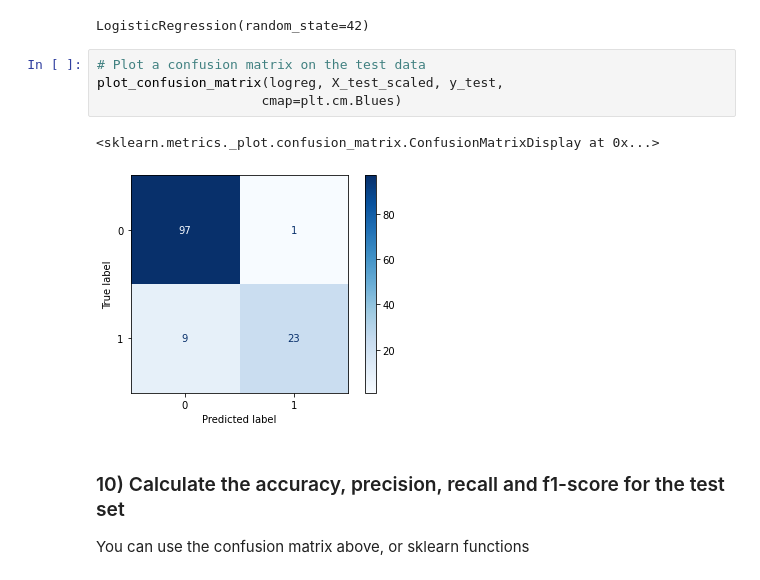
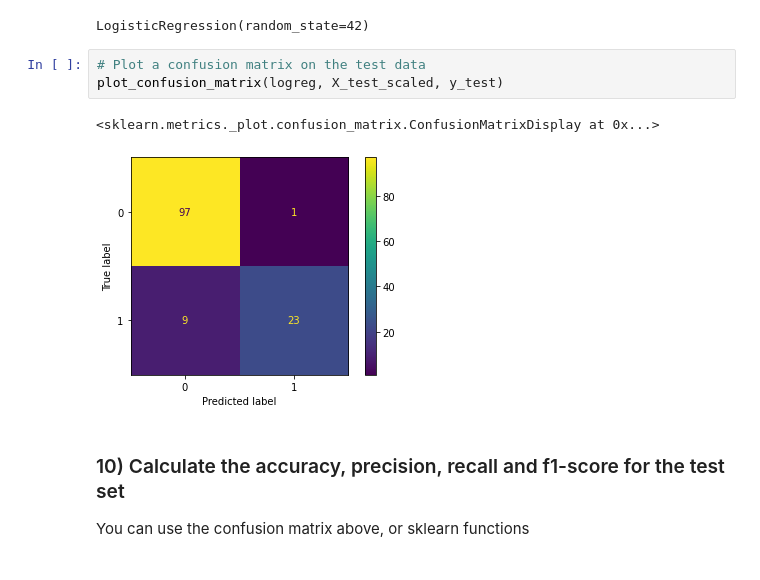
Before and after one commit to jordanate/NYC-DS-091922, a Jupyter notebook: CodeChallengeReviews/Phase3/P3-Code-Challenge-Review.ipynb, the cells around one changed output. Cells and saved outputs as stored; diff of their text form.

```diff
--- a/CodeChallengeReviews/Phase3/P3-Code-Challenge-Review.ipynb
+++ b/CodeChallengeReviews/Phase3/P3-Code-Challenge-Review.ipynb
@@ -238,11 +248,10 @@ logreg.fit(X_train_scaled, y_train)
 LogisticRegression(random_state=42)
 # %%
 # Plot a confusion matrix on the test data
-plot_confusion_matrix(logreg, X_test_scaled, y_test,
-                     cmap=plt.cm.Blues)
+plot_confusion_matrix(logreg, X_test_scaled, y_test)
 # %% [output]
 <sklearn.metrics._plot.confusion_matrix.ConfusionMatrixDisplay at 0x...>
-[figure, old version]
+[figure, new version]
 # %% [markdown]
 ### 10) Calculate the accuracy, precision, recall and f1-score for the test set
 
```
Also changed, not shown: parts of 7 cells of this notebook.
